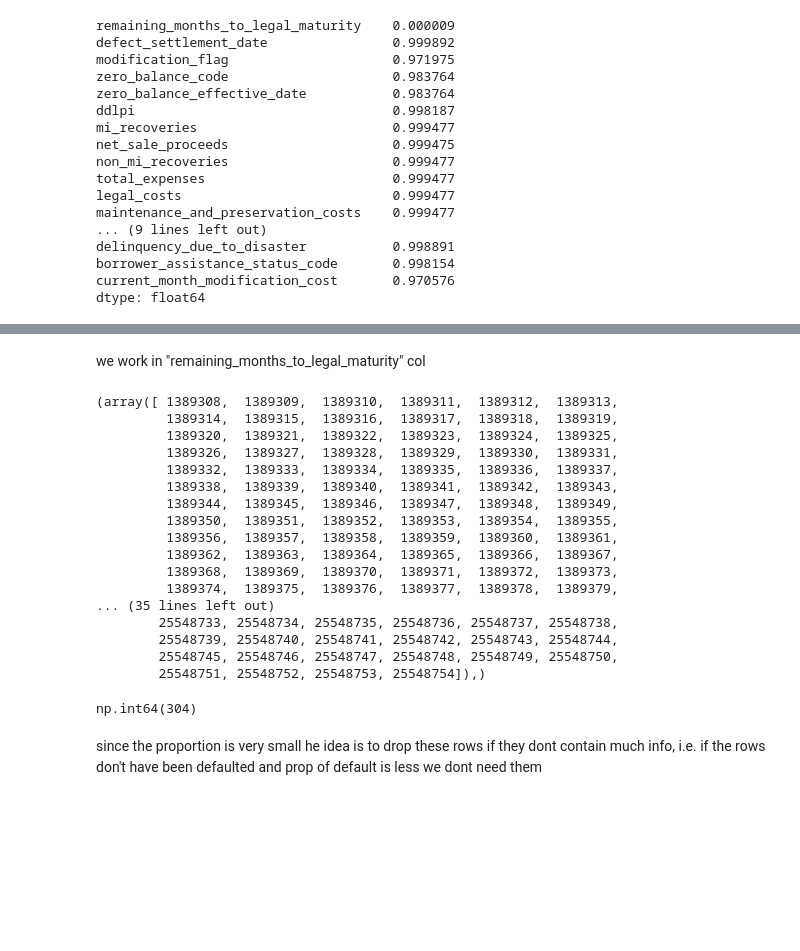
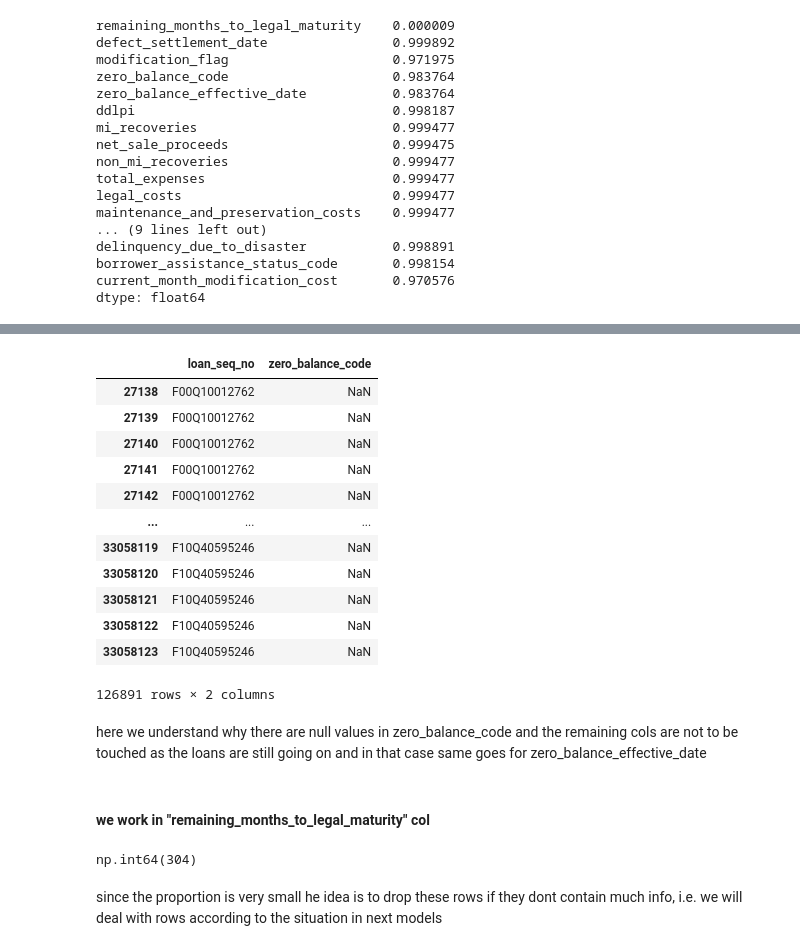
Before and after one commit to Niraj-Mhatre2003/Home_loan-Risk-Analytics, a Jupyter notebook: notebooks/01_pre_processing.ipynb, the cells around one changed output, grey strips where cells are left out. Drawn from its saved outputs; the diff is of its cells as text; code cells hidden in the pictures; blank space fills up the shorter version.

```diff
--- a/notebooks/01_pre_processing.ipynb
+++ b/notebooks/01_pre_processing.ipynb
@@ -365,28 +450,30 @@ dtype: float64
+# %%
+######################################################################################
+mask = master_monthly_df["monthly_reporting_period"].astype(str).str[:4] == "2025"
+master_monthly_df.loc[mask, ["loan_seq_no", "zero_balance_code"]]
+# %% [output]
+|  | loan_seq_no | zero_balance_code |
+| 27138 | F00Q10012762 | NaN |
+| 27139 | F00Q10012762 | NaN |
+| 27140 | F00Q10012762 | NaN |
+| 27141 | F00Q10012762 | NaN |
+| 27142 | F00Q10012762 | NaN |
+| ... | ... | ... |
+| 33058119 | F10Q40595246 | NaN |
+| 33058120 | F10Q40595246 | NaN |
+| 33058121 | F10Q40595246 | NaN |
+| 33058122 | F10Q40595246 | NaN |
+| 33058123 | F10Q40595246 | NaN |
+126891 rows × 2 columns
+# %% [markdown]
+here we understand why there are null values in zero_balance_code and the remaining cols are not to be touched as the loans are still going on and in that case same goes for zero_balance_effective_date
 # %% [markdown]
-we work in "remaining_months_to_legal_maturity" col
+#### we work in "remaining_months_to_legal_maturity" col
 # %%
-np.where(master_monthly_df["remaining_months_to_legal_maturity"].isnull())
+remaining_months_notnull = np.where(master_monthly_df["remaining_months_to_legal_maturity"].notnull())
-# %% [output]
-(array([ 1389308,  1389309,  1389310,  1389311,  1389312,  1389313,
-         1389314,  1389315,  1389316,  1389317,  1389318,  1389319,
-         1389320,  1389321,  1389322,  1389323,  1389324,  1389325,
-         1389326,  1389327,  1389328,  1389329,  1389330,  1389331,
-         1389332,  1389333,  1389334,  1389335,  1389336,  1389337,
-         1389338,  1389339,  1389340,  1389341,  1389342,  1389343,
-         1389344,  1389345,  1389346,  1389347,  1389348,  1389349,
-         1389350,  1389351,  1389352,  1389353,  1389354,  1389355,
-         1389356,  1389357,  1389358,  1389359,  1389360,  1389361,
-         1389362,  1389363,  1389364,  1389365,  1389366,  1389367,
-         1389368,  1389369,  1389370,  1389371,  1389372,  1389373,
-         1389374,  1389375,  1389376,  1389377,  1389378,  1389379,
-... (35 lines left out)
-        25548733, 25548734, 25548735, 25548736, 25548737, 25548738,
-        25548739, 25548740, 25548741, 25548742, 25548743, 25548744,
-        25548745, 25548746, 25548747, 25548748, 25548749, 25548750,
-        25548751, 25548752, 25548753, 25548754]),)
 # %%
 master_monthly_df["remaining_months_to_legal_maturity"].isna().sum()
 # %% [output]
 np.int64(304)
 # %% [markdown]
-since the proportion is very small he idea is to drop these rows if they dont contain much info, i.e. if the rows don't have been defaulted and prop of default is less we dont need them
+since the proportion is very small he idea is to drop these rows if they dont contain much info, i.e. we will deal with rows according to the situation in next models
```
Also changed, not shown: parts of 29 cells of this notebook.
